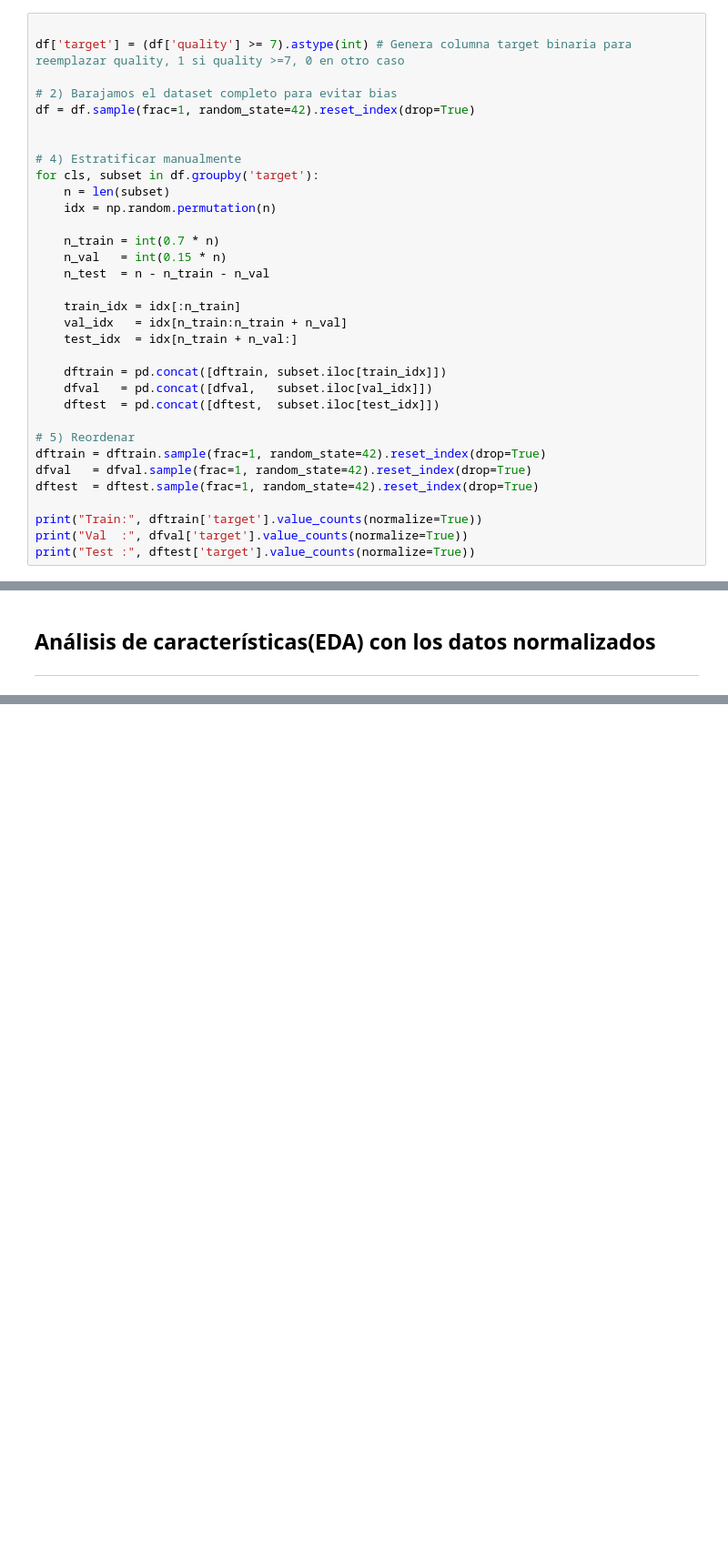
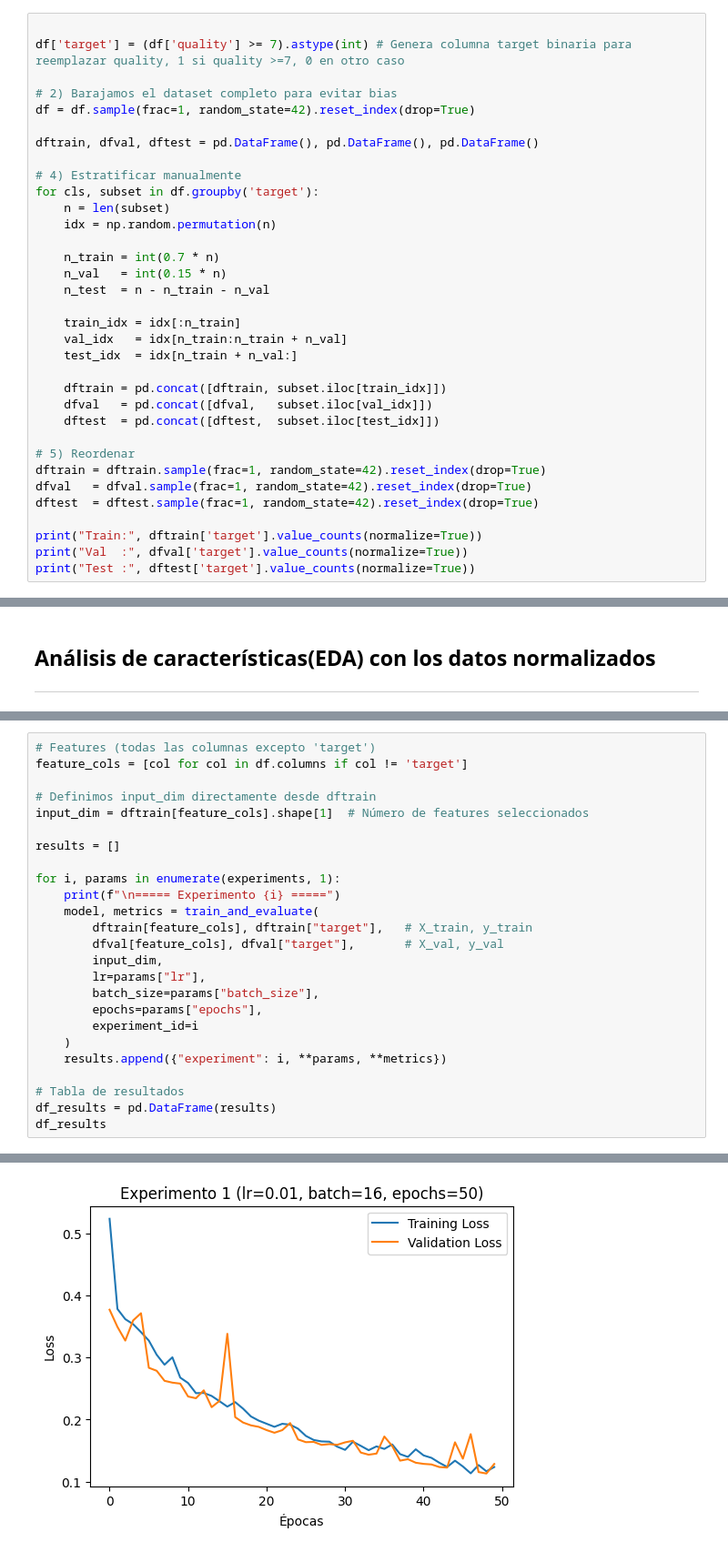
Before and after one commit to JosePablo-Tec/RegresionLogistica, a Jupyter notebook: RegresionLogistica.ipynb, the cells around one changed output, grey strips where cells are left out. Shown at 91% size. Drawn from its saved outputs; the diff is of its cells as text; blank space fills up the shorter version.

```diff
--- a/RegresionLogistica.ipynb
+++ b/RegresionLogistica.ipynb
@@ -207,6 +207,7 @@ df['target'] = (df['quality'] >= 7).astype(int) # Genera columna target binaria
 # 2) Barajamos el dataset completo para evitar bias
 df = df.sample(frac=1, random_state=42).reset_index(drop=True)
 
+dftrain, dfval, dftest = pd.DataFrame(), pd.DataFrame(), pd.DataFrame()
 
 # 4) Estratificar manualmente
 for cls, subset in df.groupby('target'):
@@ -486,0 +665,26 @@ for col, n_outliers in outlier_report_norm.items():
+# %%
+# Features (todas las columnas excepto 'target')
+feature_cols = [col for col in df.columns if col != 'target']
+
+# Definimos input_dim directamente desde dftrain
+input_dim = dftrain[feature_cols].shape[1]  # Número de features seleccionados
+
+results = []
+
+for i, params in enumerate(experiments, 1):
+    print(f"\n===== Experimento {i} =====")
+    model, metrics = train_and_evaluate(
+        dftrain[feature_cols], dftrain["target"],   # X_train, y_train
+        dfval[feature_cols], dfval["target"],       # X_val, y_val
+        input_dim,
+        lr=params["lr"],
+        batch_size=params["batch_size"],
+        epochs=params["epochs"],
+        experiment_id=i
+    )
+    results.append({"experiment": i, **params, **metrics})
+
+# Tabla de resultados
+df_results = pd.DataFrame(results)
+df_results
+# %% [output]
@@ -486,0 +692 @@ for col, n_outliers in outlier_report_norm.items():
+[figure, added]
```
Also changed, not shown: parts of 14 cells of this notebook.
